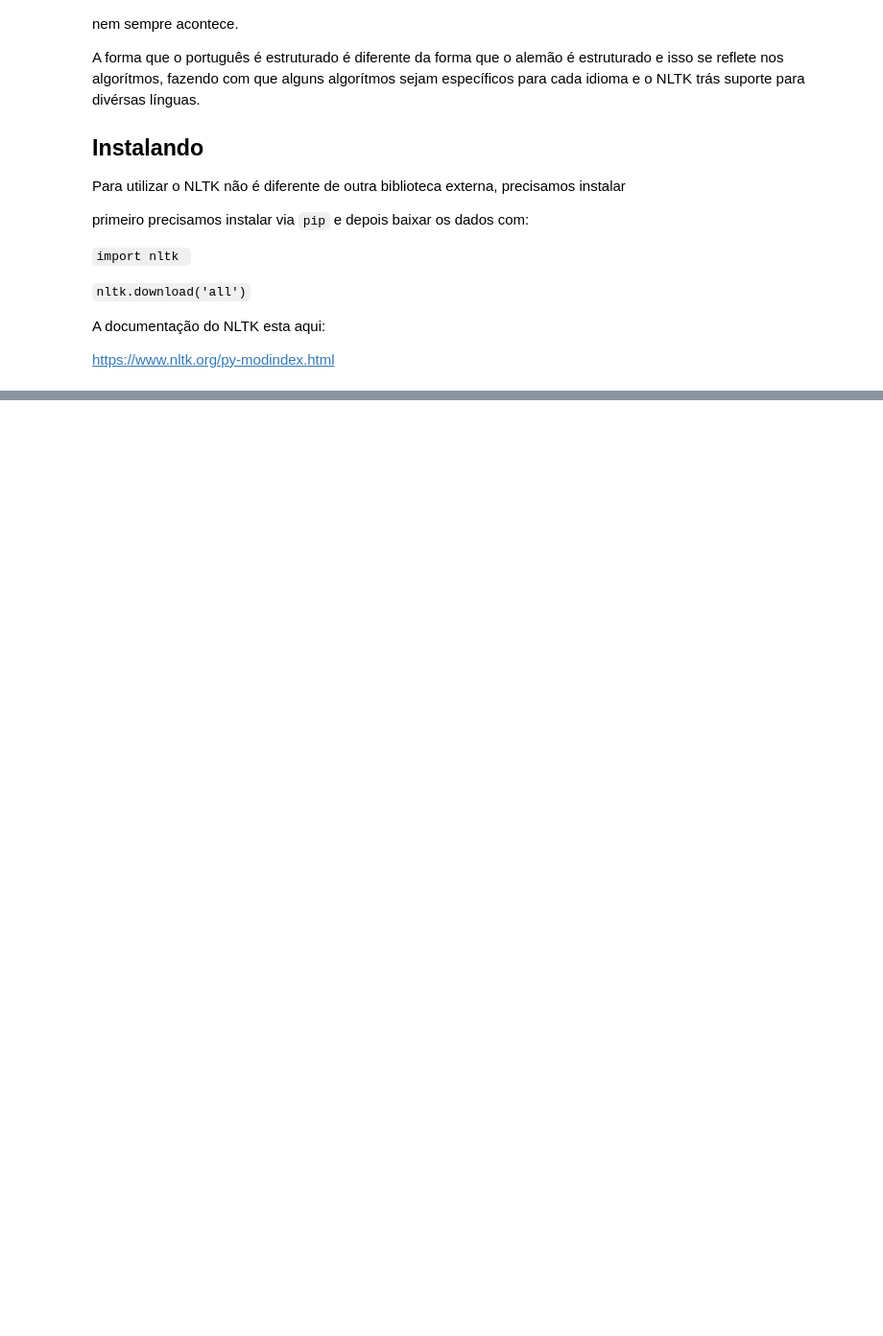
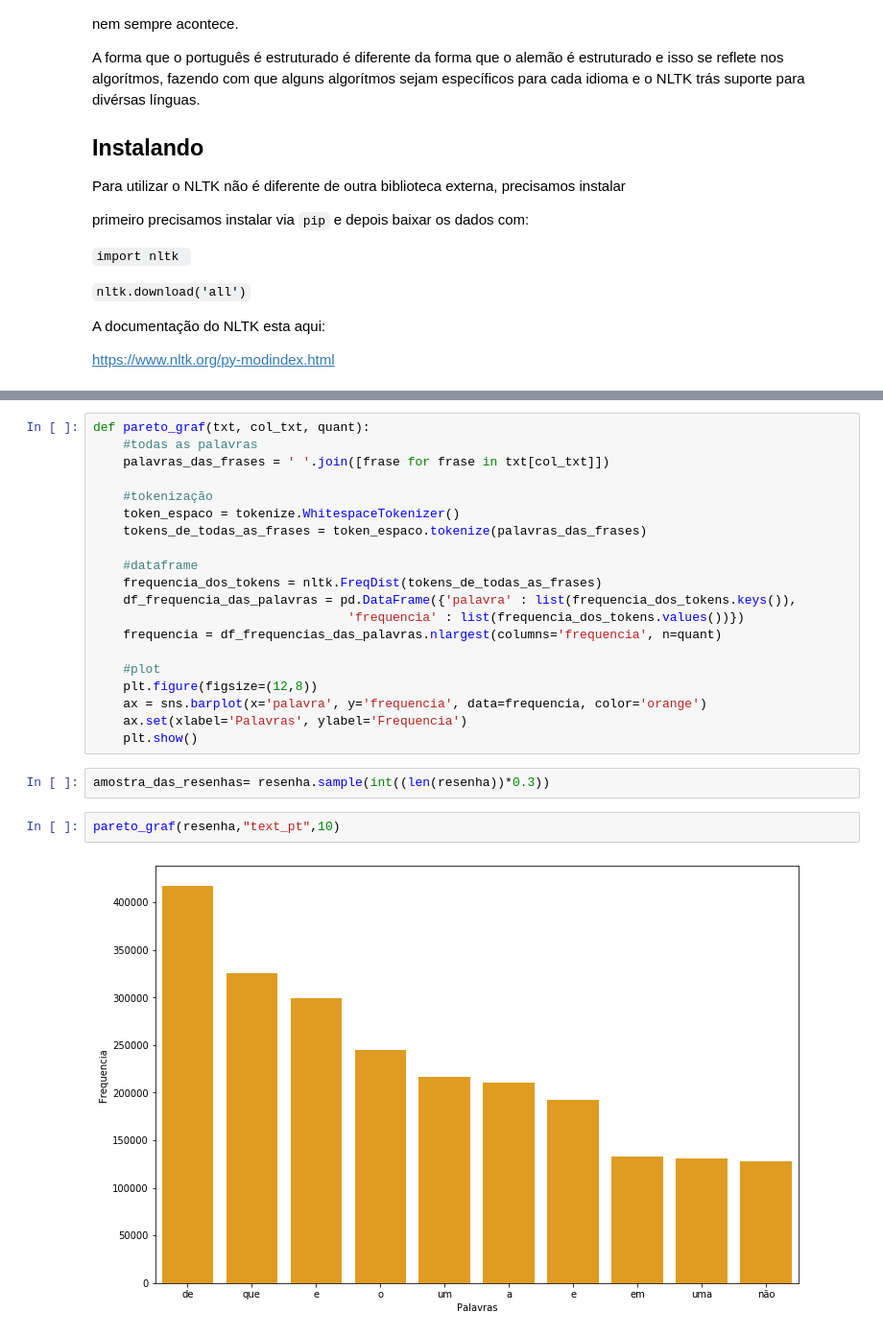
Before and after one commit to ConradBitt/pln, a Jupyter notebook: PLN.ipynb, the cells around one changed output, grey strips where cells are left out. Shown at 96% size. Cells and saved outputs as stored; diff of their text form; blank space fills up the shorter version.

```diff
--- a/PLN.ipynb
+++ b/PLN.ipynb
@@ -518,0 +648,26 @@ O objetivo agora é analisar quais as palavras que aparecem com maior frequênci
+# %%
+def pareto_graf(txt, col_txt, quant):
+    #todas as palavras
+    palavras_das_frases = ' '.join([frase for frase in txt[col_txt]])
+
+    #tokenização
+    token_espaco = tokenize.WhitespaceTokenizer()
+    tokens_de_todas_as_frases = token_espaco.tokenize(palavras_das_frases)
+
+    #dataframe
+    frequencia_dos_tokens = nltk.FreqDist(tokens_de_todas_as_frases)
+    df_frequencia_das_palavras = pd.DataFrame({'palavra' : list(frequencia_dos_tokens.keys()),
+                                  'frequencia' : list(frequencia_dos_tokens.values())})
+    frequencia = df_frequencias_das_palavras.nlargest(columns='frequencia', n=quant)
+
+    #plot
+    plt.figure(figsize=(12,8))
+    ax = sns.barplot(x='palavra', y='frequencia', data=frequencia, color='orange')
+    ax.set(xlabel='Palavras', ylabel='Frequencia')
+    plt.show()
+# %%
+amostra_das_resenhas= resenha.sample(int((len(resenha))*0.3))
+# %%
+pareto_graf(resenha,"text_pt",10)
+# %% [output]
+[figure, added]
```
Also changed, not shown: parts of 37 cells of this notebook.
